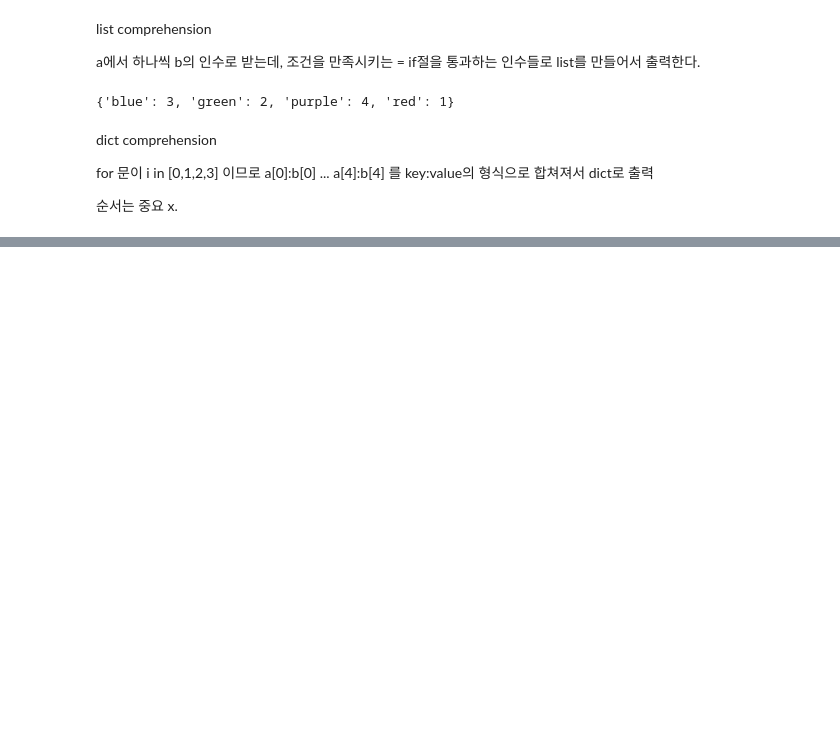
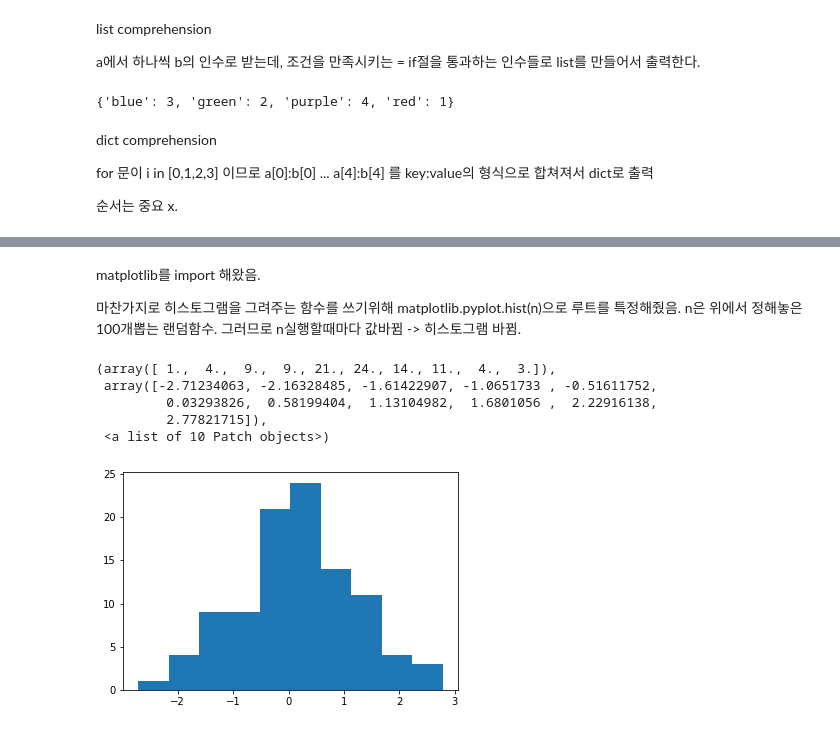
Before and after one commit to JHPark767/Class2022Spring, a Jupyter notebook: 20220316.ipynb, the cells around one changed output, grey strips where cells are left out. Drawn from its saved outputs; the diff is of its cells as text; code cells hidden in the pictures; blank space fills up the shorter version.

```diff
--- a/20220316.ipynb
+++ b/20220316.ipynb
@@ -449,0 +501,14 @@ for 문이 i in [0,1,2,3] 이므로 a[0]:b[0] ... a[4]:b[4] 를 key:value의 형
+# %% [markdown]
+matplotlib를 import 해왔음.
+
+마찬가지로 히스토그램을 그려주는 함수를 쓰기위해 matplotlib.pyplot.hist(n)으로 루트를 특정해줬음. n은 위에서 정해놓은 100개뽑는 랜덤함수. 그러므로 n실행할때마다 값바뀜 -> 히스토그램 바뀜.
+# %%
+import matplotlib.pyplot
+matplotlib.pyplot.hist(n)
+# %% [output]
+(array([ 1.,  4.,  9.,  9., 21., 24., 14., 11.,  4.,  3.]),
+ array([-2.71234063, -2.16328485, -1.61422907, -1.0651733 , -0.51611752,
+         0.03293826,  0.58199404,  1.13104982,  1.6801056 ,  2.22916138,
+         2.77821715]),
+ <a list of 10 Patch objects>)
+[figure, added]
```
Also changed, not shown: parts of 16 cells of this notebook.
